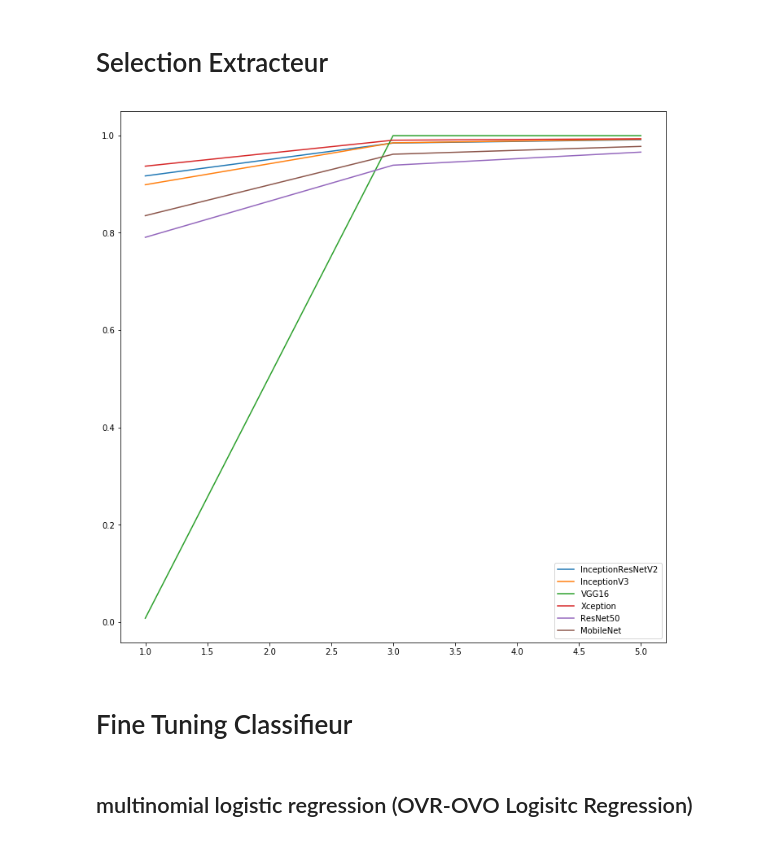
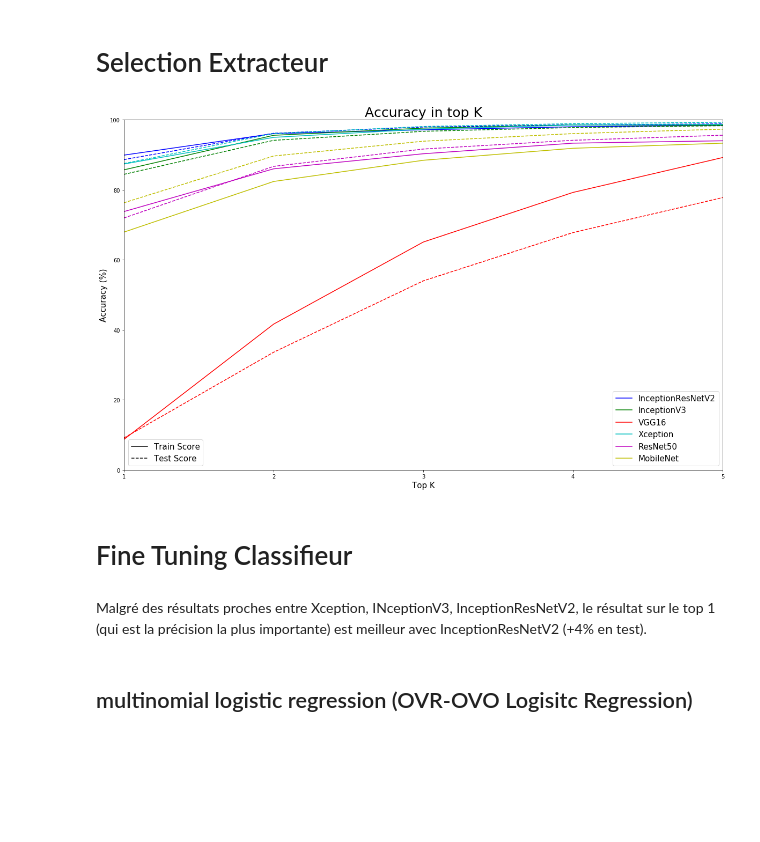
Before and after one commit to Coni63/OC_DS, a Jupyter notebook: P7/CNN.ipynb, the cells around one changed output. Saved outputs shown, nothing was run; the diff lists cells and outputs as text; code cells hidden in the pictures; blank space fills up the shorter version.

```diff
--- a/P7/CNN.ipynb
+++ b/P7/CNN.ipynb
@@ -171,11 +215,10 @@ results["Xception"] = history.history
 # %% [markdown]
 ## ResNet50
 # %%
-data = np.load('preprocessed_train_ResNet50.npz')
+data = np.load('CNN/datas/preprocessed_train_ResNet50.npz')
 X = data["X"]
 y = data["y"]
-
-y = label_binarizer.fit_transform(y)
+y = label_binarizer.transform(y)
 # %%
 model = Sequential()
 
@@ -213,7 +263,7 @@ model.add(Dropout(0.5))
 model.add(Dense(512))
 model.add(Dense(120, activation='softmax'))
 
-early_stop = EarlyStopping(monitor='loss', min_delta=0, patience=10, verbose=0, mode='auto')
+early_stop = EarlyStopping(monitor='val_loss', min_delta=0, patience=patience, verbose=0, mode='auto')
 # %%
 model.compile(loss = "categorical_crossentropy", optimizer = optimiser, metrics=metrics)
 history = model.fit(  X, y,
@@ -232,14 +294,42 @@ save_obj(results, "perf_extractor")
 # Selection Extracteur
 # %%
 results = load_obj("perf_extractor")
-# %%
-plt.figure(figsize=(12,12))
-for model, history in results.items():
-    plt.plot([1, 3, 5], [history["val_acc"][-1], history["val_top3"][-1], history["val_top5"][-1]] , label=model)
-plt.legend()
-plt.show()
-# %% [output]
-[figure, removed]
+# %%
+color = ["b", "g", "r", "c", "m", "y"]
+plt.figure(figsize=(20,12))
+for model, history in results.items():
+    c = color.pop(0)
+    plt.plot([1, 2, 3, 4, 5], [100*history["val_acc"][-1],
+                               100*history["val_top2"][-1],
+                               100*history["val_top3"][-1],
+                               100*history["val_top4"][-1],
+                               100*history["val_top5"][-1]
+                              ], label=model, c=c)
+    plt.plot([1, 2, 3, 4, 5], [100*history["acc"][-1],
+                               100*history["top2"][-1],
+                               100*history["top3"][-1],
+                               100*history["top4"][-1],
+                               100*history["top5"][-1]
+                              ], linestyle='dashed', c=c)
+
+train_line = mlines.Line2D([], [], color='k', label='Train Score')
+test_line = mlines.Line2D([], [], color='k', linestyle='dashed', label='Test Score')
+
+first_legend = plt.legend(loc=4, fontsize=15)
+ax = plt.gca().add_artist(first_legend)
+plt.legend(handles=[train_line, test_line], loc=3, fontsize=15)
+plt.title("Accuracy in top K", fontsize=25)
+plt.ylabel("Accuracy (%)", fontsize=15)
+plt.xlabel("Top K", fontsize=15)
+plt.xticks([1, 2, 3, 4, 5])
+plt.ylim(0, 100)
+plt.xlim(1, 5)
+plt.savefig("img/top_k.png")
+plt.show()
+# %% [output]
+[figure, added]
 # %% [markdown]
 # Fine Tuning Classifieur
+# %% [markdown]
+Malgré des résultats proches entre Xception, INceptionV3, InceptionResNetV2, le résultat sur le top 1 (qui est la précision la plus importante) est meilleur avec InceptionResNetV2 (+4% en test).
 # %%
```
Also changed, not shown: parts of 42 cells of this notebook, 25 other files.
